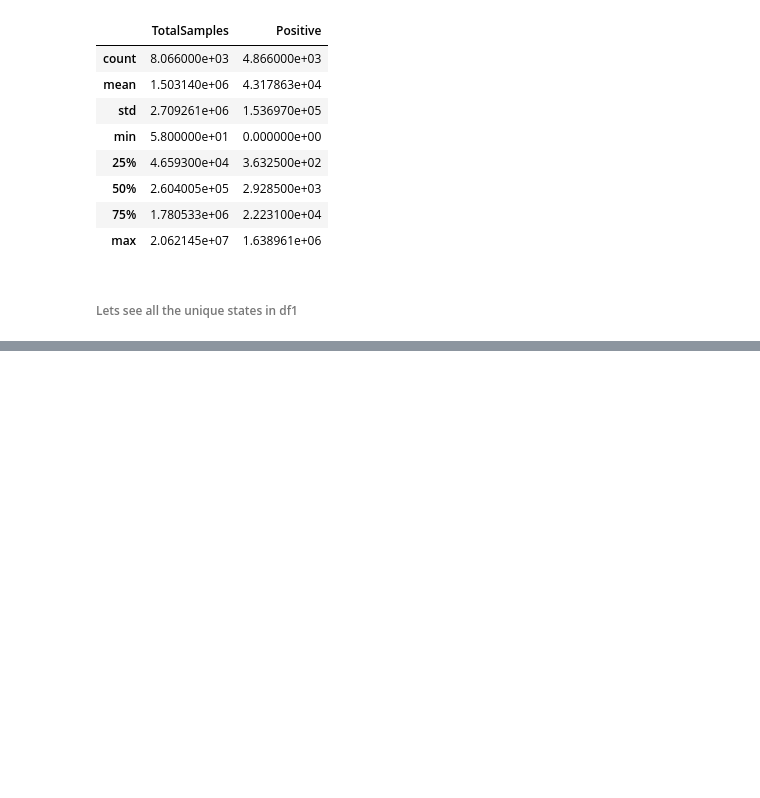
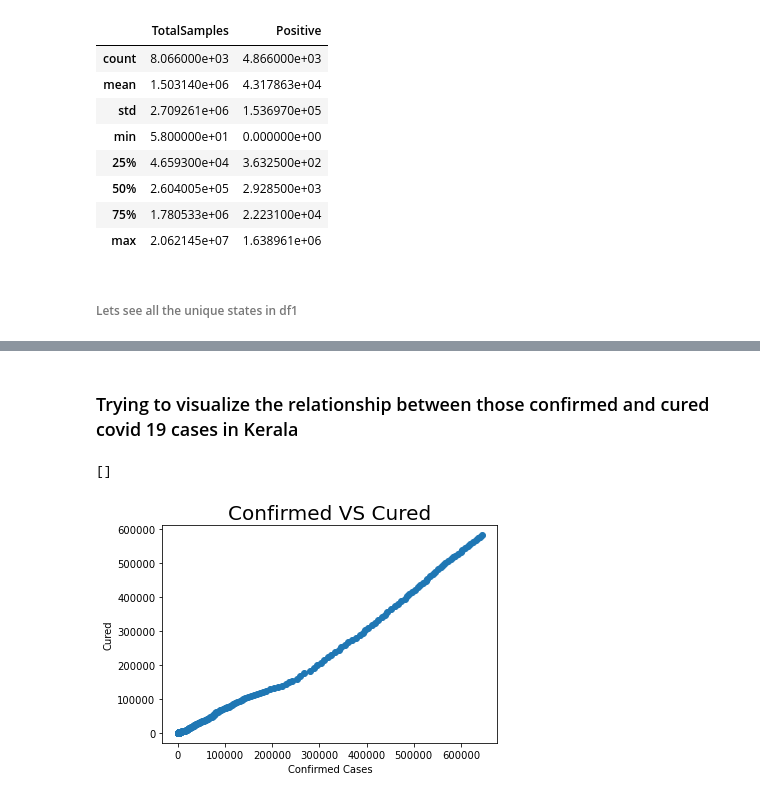
Before and after one commit to Spartan-119/Kaggle, a Jupyter notebook: Covid India.ipynb, the cells around one changed output, grey strips where cells are left out. Saved outputs shown, nothing was run; the diff lists cells and outputs as text; code cells hidden in the pictures; blank space fills up the shorter version.

```diff
--- a/Covid India.ipynb
+++ b/Covid India.ipynb
@@ -89,0 +99,4 @@ df1.groupby(df1['State/UnionTerritory']).count()
+# %%
+kerala_df = df1[df1['State/UnionTerritory'] == 'Kerala']
+print(kerala_df.count())
+kerala_df
@@ -89,0 +127,13 @@ df1.groupby(df1['State/UnionTerritory']).count()
+# %% [markdown]
+### Trying to visualize the relationship between those confirmed and cured covid 19 cases in Kerala
+# %%
+x = kerala_df['Confirmed']
+y = kerala_df['Cured']
+plt.xlabel('Confirmed Cases')
+plt.ylabel('Cured')
+plt.title('Confirmed VS Cured', fontsize = 20)
+plt.scatter(x, y)
+plt.plot()
+# %% [output]
+[]
+[figure, added]
```
Also changed, not shown: parts of 6 cells of this notebook.
